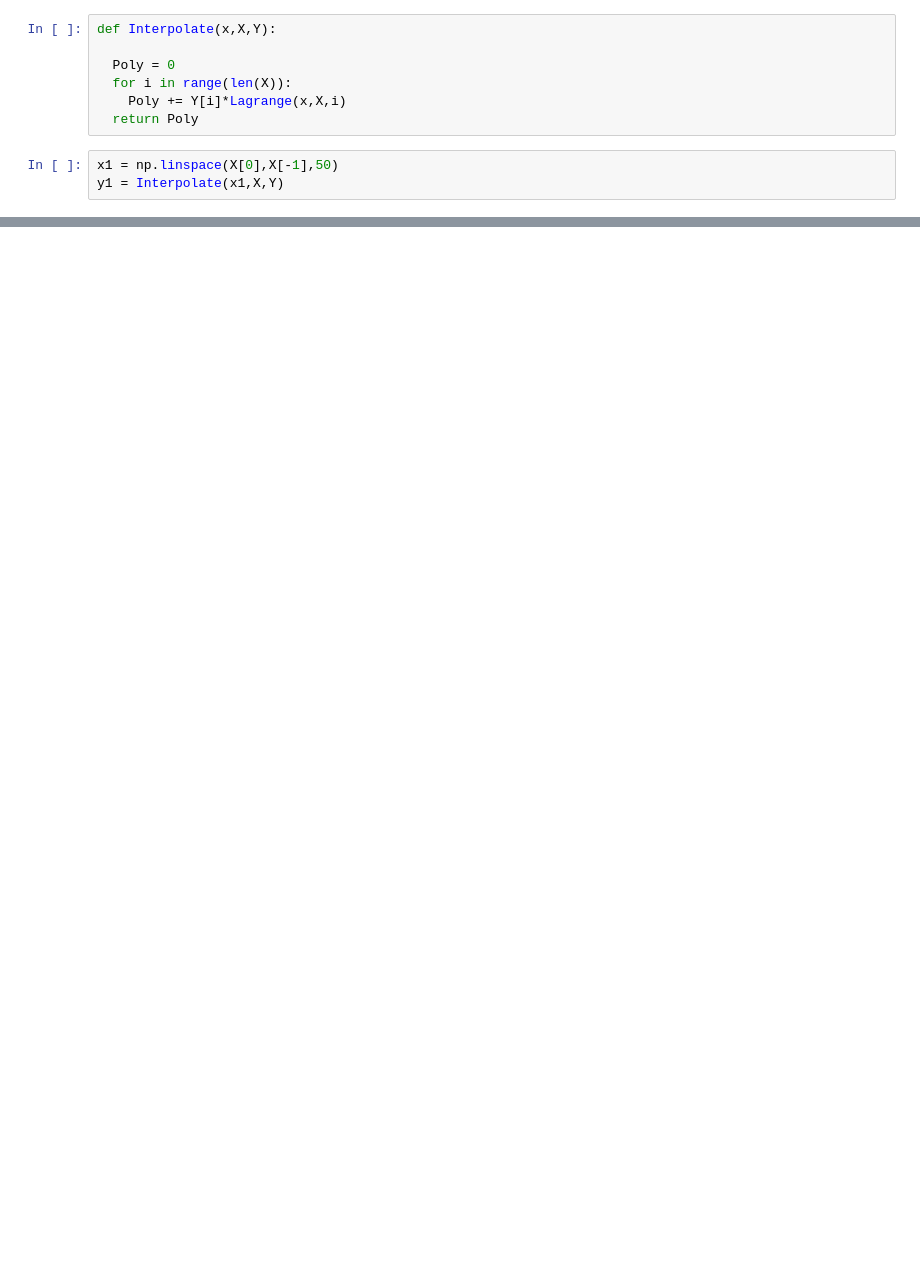
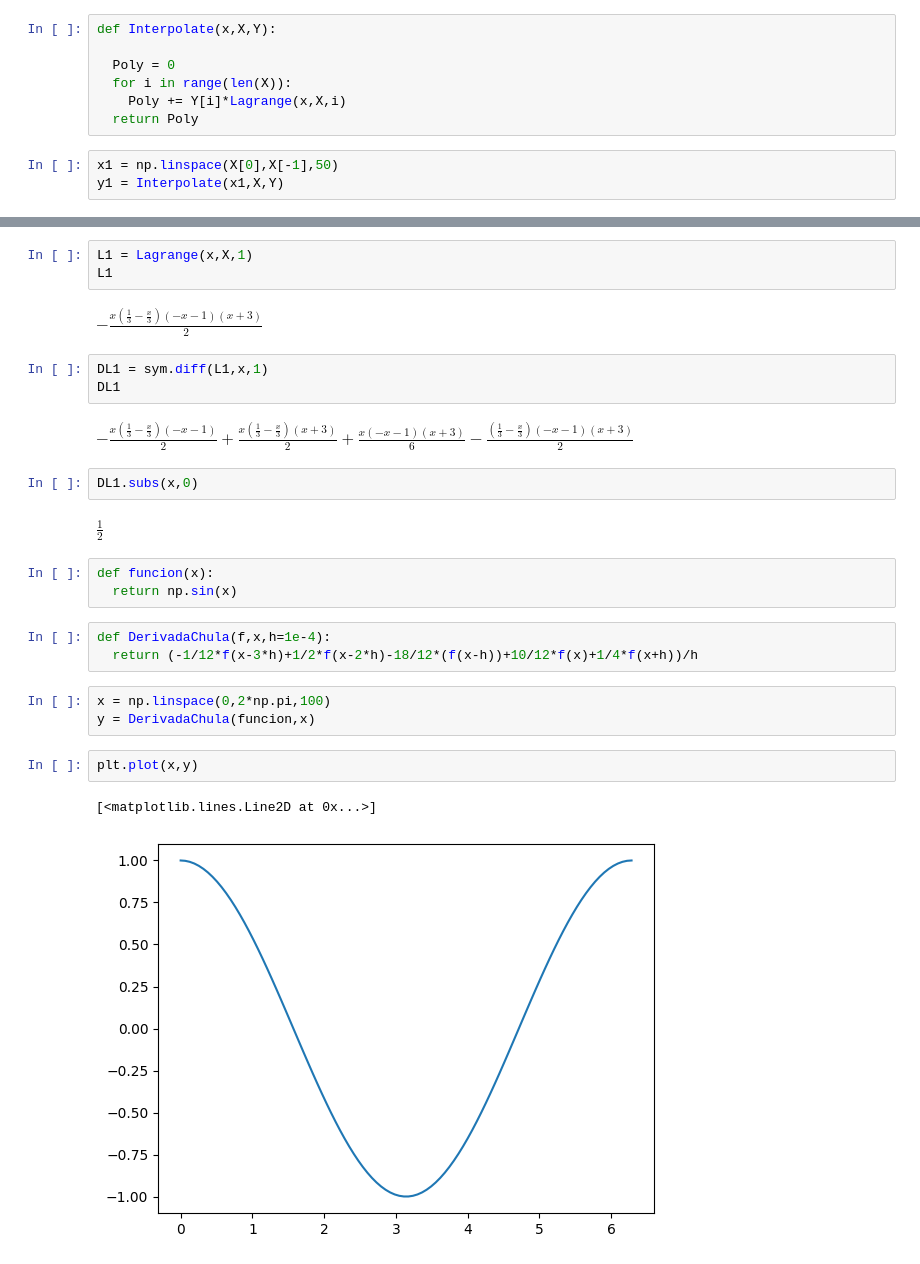
Before and after one commit to asegura4488/MetodosComputacionalesI, a Jupyter notebook: Semana4/Interpolacion.ipynb, the cells around one changed output, grey strips where cells are left out. Saved outputs shown, nothing was run; the diff lists cells and outputs as text; blank space fills up the shorter version.

```diff
--- a/Semana4/Interpolacion.ipynb
+++ b/Semana4/Interpolacion.ipynb
@@ -79,0 +80,28 @@ $\displaystyle - \frac{1}{2}$
+# %%
+L1 = Lagrange(x,X,1)
+L1
+# %% [output]
+$\displaystyle - \frac{x \left(\frac{1}{3} - \frac{x}{3}\right) \left(- x - 1\right) \left(x + 3\right)}{2}$
+# %%
+DL1 = sym.diff(L1,x,1)
+DL1
+# %% [output]
+$\displaystyle - \frac{x \left(\frac{1}{3} - \frac{x}{3}\right) \left(- x - 1\right)}{2} + \frac{x \left(\frac{1}{3} - \frac{x}{3}\right) \left(x + 3\right)}{2} + \frac{x \left(- x - 1\right) \left(x + 3\right)}{6} - \frac{\left(\frac{1}{3} - \frac{x}{3}\right) \left(- x - 1\right) \left(x + 3\right)}{2}$
+# %%
+DL1.subs(x,0)
+# %% [output]
+$\displaystyle \frac{1}{2}$
+# %%
+def funcion(x):
+  return np.sin(x)
+# %%
+def DerivadaChula(f,x,h=1e-4):
+  return (-1/12*f(x-3*h)+1/2*f(x-2*h)-18/12*(f(x-h))+10/12*f(x)+1/4*f(x+h))/h
+# %%
+x = np.linspace(0,2*np.pi,100)
+y = DerivadaChula(funcion,x)
+# %%
+plt.plot(x,y)
+# %% [output]
+[<matplotlib.lines.Line2D at 0x...>]
+[figure, added]
```
Also changed, not shown: parts of 12 cells of this notebook.
